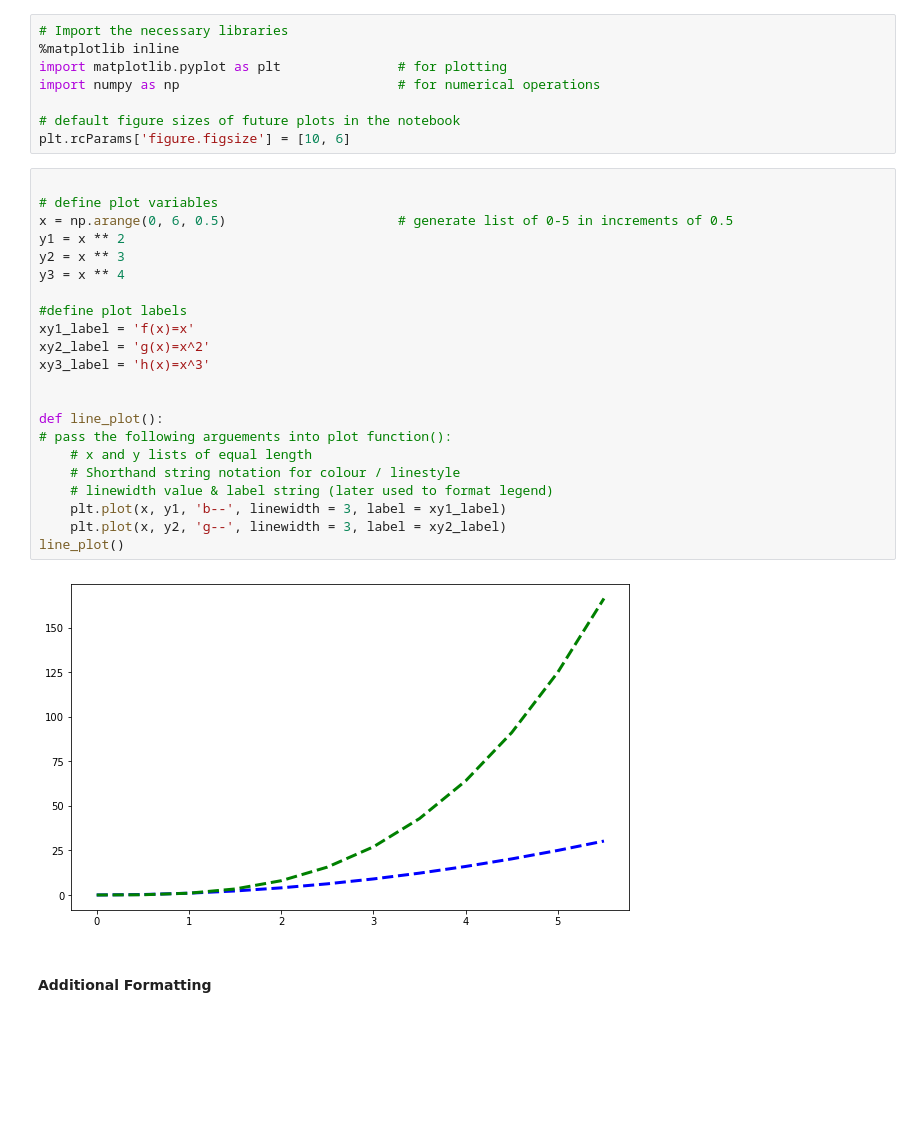
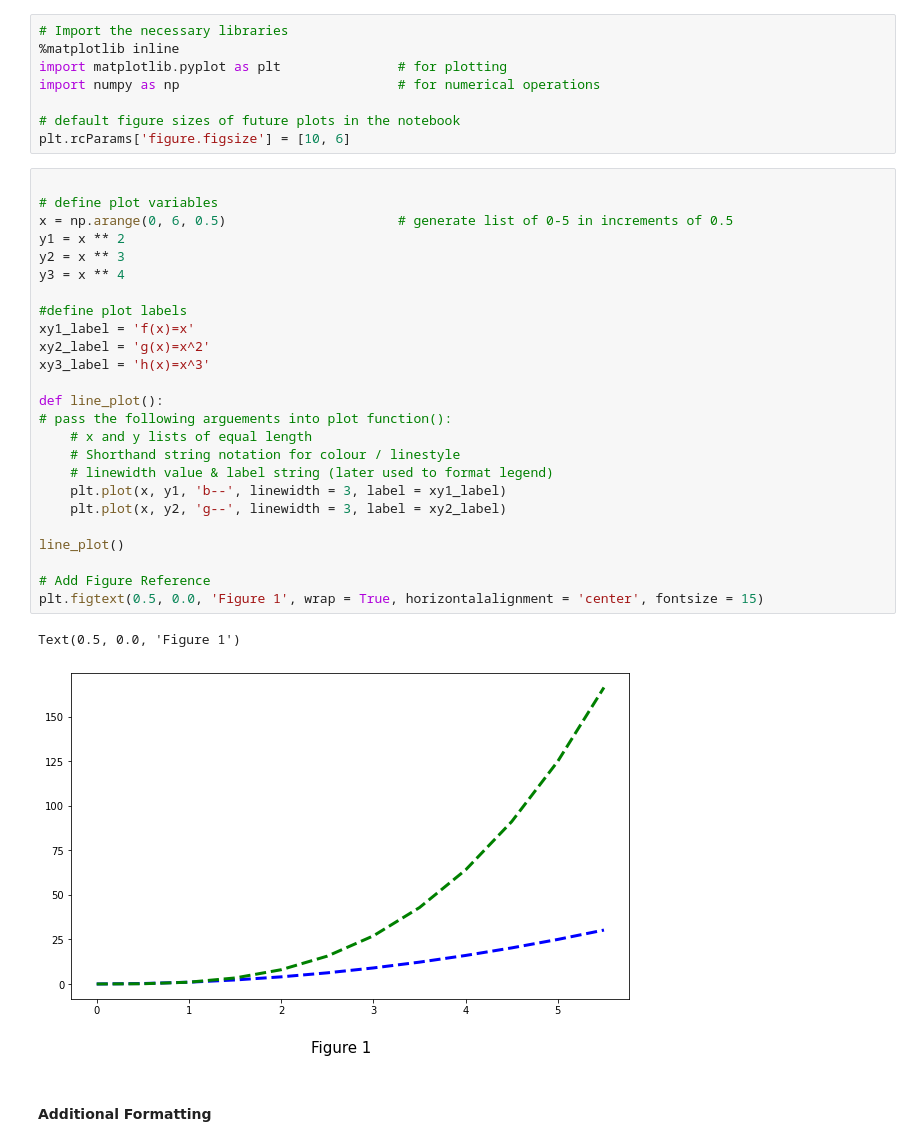
Before and after one commit to CiaranMoran27/Fundamentals-of-Data-Analysis, a Jupyter notebook: pyplot.ipynb, the cells around one changed output. Saved outputs shown, nothing was run; the diff lists cells and outputs as text; blank space fills up the shorter version.

Commit message:
Added Figure References to first two plots of pyplot notebook

```diff
--- a/pyplot.ipynb
+++ b/pyplot.ipynb
@@ -62,27 +62,31 @@ plt.rcParams['figure.figsize'] = [10, 6]
 # %%
 
 # define plot variables
 x = np.arange(0, 6, 0.5)                      # generate list of 0-5 in increments of 0.5
 y1 = x ** 2
 y2 = x ** 3
 y3 = x ** 4
 
 #define plot labels
 xy1_label = 'f(x)=x'
 xy2_label = 'g(x)=x^2'
 xy3_label = 'h(x)=x^3'
 
-
 def line_plot():
 # pass the following arguements into plot function():
     # x and y lists of equal length
     # Shorthand string notation for colour / linestyle
     # linewidth value & label string (later used to format legend)
     plt.plot(x, y1, 'b--', linewidth = 3, label = xy1_label)
     plt.plot(x, y2, 'g--', linewidth = 3, label = xy2_label)
+
 line_plot()
+
+# Add Figure Reference
+plt.figtext(0.5, 0.0, 'Figure 1', wrap = True, horizontalalignment = 'center', fontsize = 15)
 # %% [output]
+Text(0.5, 0.0, 'Figure 1')
-[figure, old version]
+[figure, new version]
 # %% [markdown]
 #### Additional Formatting
 # %%
```
Also changed, not shown: parts of 3 cells of this notebook.
